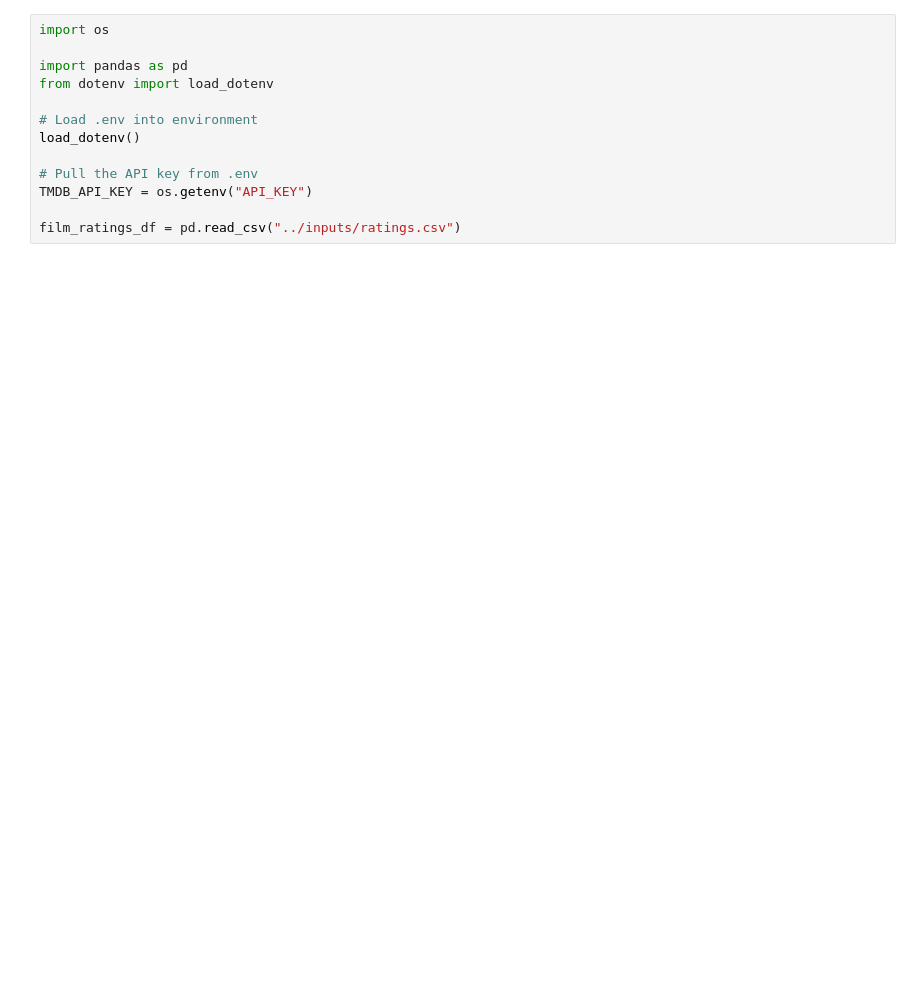
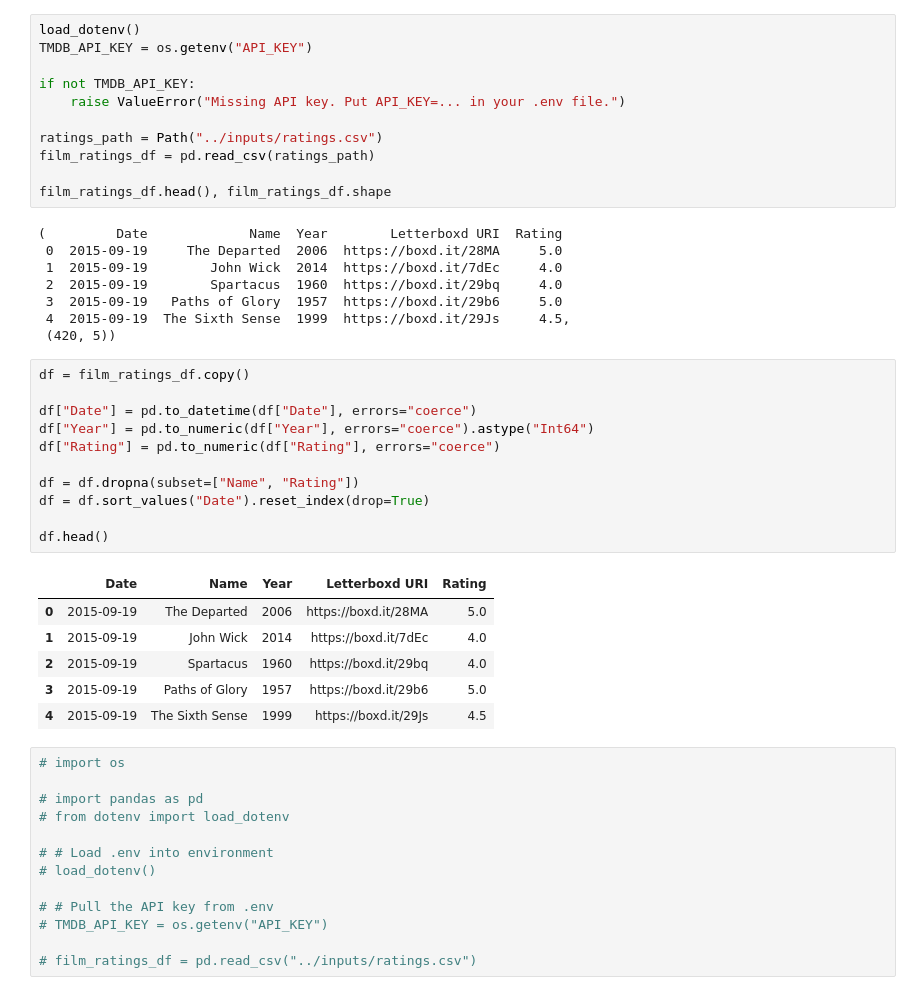
Before and after one commit to tkm212/film-recommendations, a Jupyter notebook: notebooks/first_model.ipynb, the cells around one changed output. Saved outputs shown, nothing was run; the diff lists cells and outputs as text; blank space fills up the shorter version.

```diff
--- a/notebooks/first_model.ipynb
+++ b/notebooks/first_model.ipynb
@@ -1,13 +28,50 @@
+# %%
+load_dotenv()
+TMDB_API_KEY = os.getenv("API_KEY")
+
+if not TMDB_API_KEY:
+    raise ValueError("Missing API key. Put API_KEY=... in your .env file.")
+
+ratings_path = Path("../inputs/ratings.csv")
+film_ratings_df = pd.read_csv(ratings_path)
+
+film_ratings_df.head(), film_ratings_df.shape
+# %% [output]
+(         Date             Name  Year        Letterboxd URI  Rating
+ 0  2015-09-19     The Departed  2006  https://boxd.it/28MA     5.0
+ 1  2015-09-19        John Wick  2014  https://boxd.it/7dEc     4.0
+ 2  2015-09-19        Spartacus  1960  https://boxd.it/29bq     4.0
+ 3  2015-09-19   Paths of Glory  1957  https://boxd.it/29b6     5.0
+ 4  2015-09-19  The Sixth Sense  1999  https://boxd.it/29Js     4.5,
+ (420, 5))
+# %%
+df = film_ratings_df.copy()
+
+df["Date"] = pd.to_datetime(df["Date"], errors="coerce")
+df["Year"] = pd.to_numeric(df["Year"], errors="coerce").astype("Int64")
+df["Rating"] = pd.to_numeric(df["Rating"], errors="coerce")
+
+df = df.dropna(subset=["Name", "Rating"])
+df = df.sort_values("Date").reset_index(drop=True)
+
+df.head()
+# %% [output]
+|  | Date | Name | Year | Letterboxd URI | Rating |
+| 0 | 2015-09-19 | The Departed | 2006 | https://boxd.it/28MA | 5.0 |
+| 1 | 2015-09-19 | John Wick | 2014 | https://boxd.it/7dEc | 4.0 |
+| 2 | 2015-09-19 | Spartacus | 1960 | https://boxd.it/29bq | 4.0 |
+| 3 | 2015-09-19 | Paths of Glory | 1957 | https://boxd.it/29b6 | 5.0 |
+| 4 | 2015-09-19 | The Sixth Sense | 1999 | https://boxd.it/29Js | 4.5 |
 # %%
-import os
+# import os
 
-import pandas as pd
-from dotenv import load_dotenv
+# import pandas as pd
+# from dotenv import load_dotenv
 
-# Load .env into environment
-load_dotenv()
+# # Load .env into environment
+# load_dotenv()
 
-# Pull the API key from .env
-TMDB_API_KEY = os.getenv("API_KEY")
+# # Pull the API key from .env
+# TMDB_API_KEY = os.getenv("API_KEY")
 
-film_ratings_df = pd.read_csv("../inputs/ratings.csv")
+# film_ratings_df = pd.read_csv("../inputs/ratings.csv")
```
Also changed, not shown: parts of 10 cells of this notebook, 3 other files.
